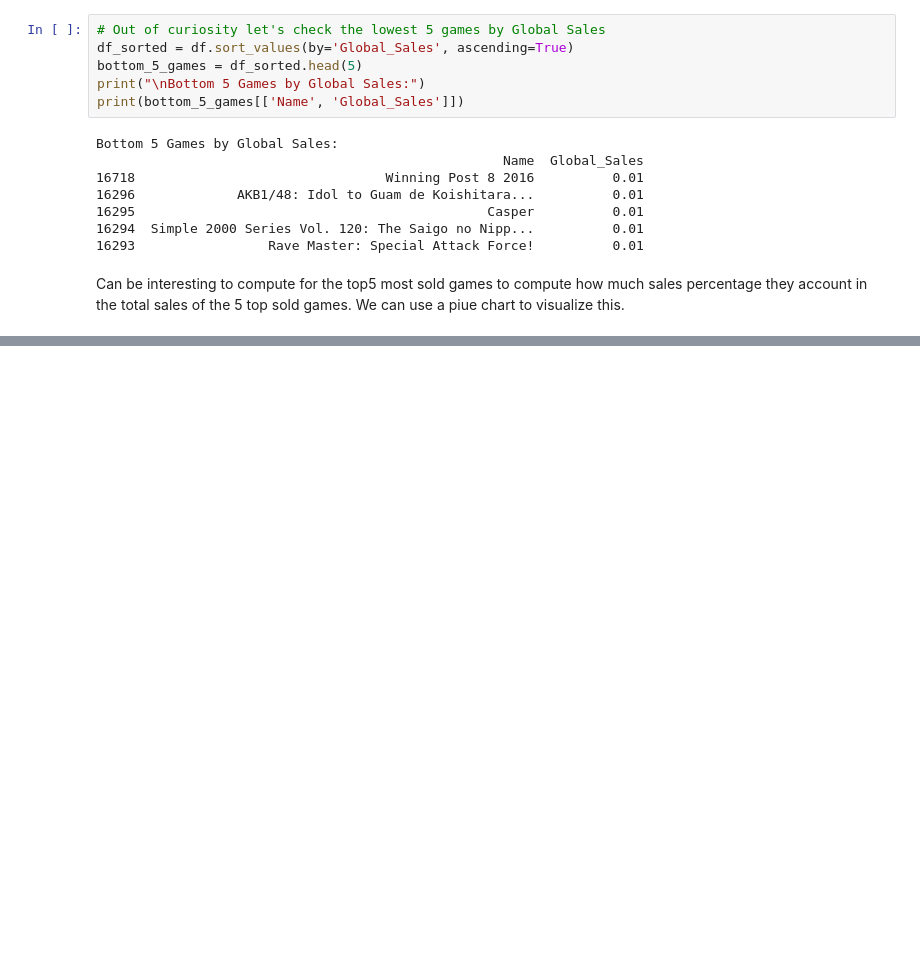
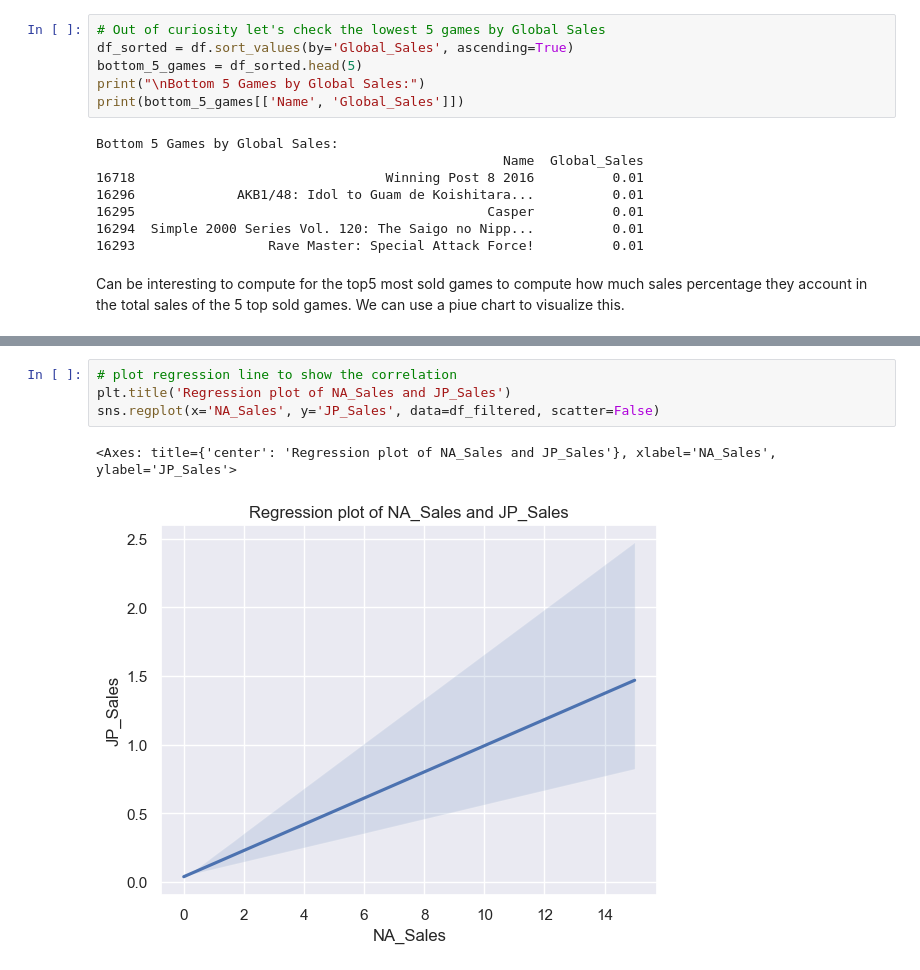
Before and after one commit to riccardopossier/Videogame_dataset, a Jupyter notebook: RiccardoPossieri_DPrepHDip_CA1.ipynb, the cells around one changed output, grey strips where cells are left out. Cells and saved outputs as stored; diff of their text form; blank space fills up the shorter version.

```diff
--- a/RiccardoPossieri_DPrepHDip_CA1.ipynb
+++ b/RiccardoPossieri_DPrepHDip_CA1.ipynb
@@ -163,0 +199,7 @@ plt.pie(top5_sales_perc, labels=top_5_games['Name'].values, autopct='%1.1f%%');
+# %%
+# plot regression line to show the correlation
+plt.title('Regression plot of NA_Sales and JP_Sales')
+sns.regplot(x='NA_Sales', y='JP_Sales', data=df_filtered, scatter=False)
+# %% [output]
+<Axes: title={'center': 'Regression plot of NA_Sales and JP_Sales'}, xlabel='NA_Sales', ylabel='JP_Sales'>
+[figure, added]
```
Also changed, not shown: parts of 23 cells of this notebook.
